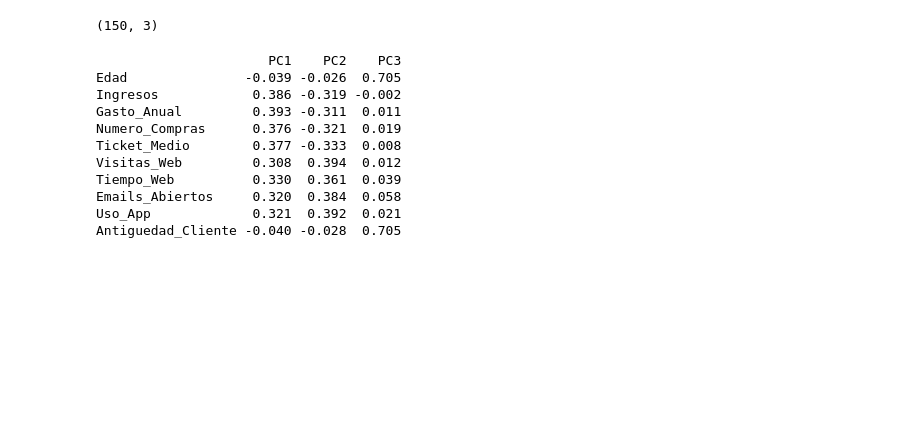
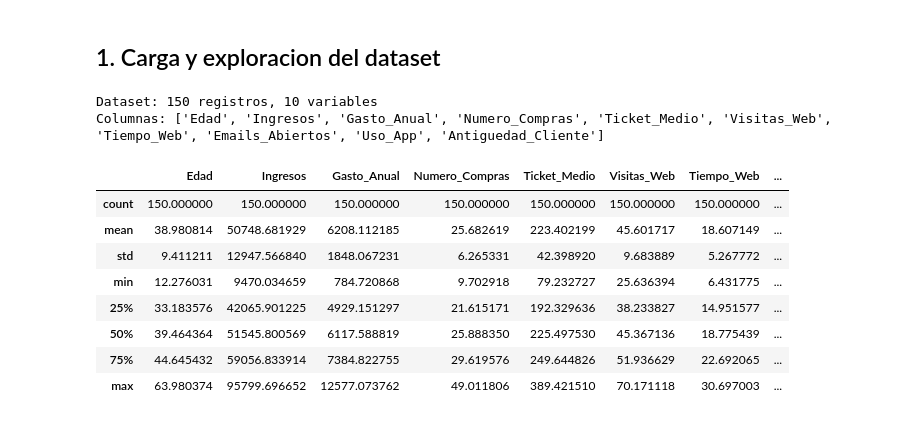
Before and after one commit to BORJAMOME/Data-Analytics-Portfolio, a Jupyter notebook: 03-Machine-Learning/02-no-supervisado/reduccion-dimensionalidad/pca/01-analisis-emails/notebook.ipynb, the cells around one changed output. Saved outputs shown, nothing was run; the diff lists cells and outputs as text; code cells hidden in the pictures; blank space fills up the shorter version.

```diff
--- a/03-Machine-Learning/02-no-supervisado/reduccion-dimensionalidad/pca/01-analisis-emails/notebook.ipynb
+++ b/03-Machine-Learning/02-no-supervisado/reduccion-dimensionalidad/pca/01-analisis-emails/notebook.ipynb
@@ -41,32 +19,0 @@ plt.show()
-# %%
-# Generacion de las componentes principales
-
-pca = PCA(n_components=3)
-
-X_pca = pca.fit_transform(X)
-
-X_pca.shape
-# %% [output]
-(150, 3)
-# %%
-# Matriz de cargas
-
-loadings = pd.DataFrame(
-    pca.components_.T,
-    columns=['PC1', 'PC2', 'PC3'],
-    index=data.columns
-)
-loadings=loadings.round(3)
-print(loadings)
-# %% [output]
-                      PC1    PC2    PC3
-Edad               -0.039 -0.026  0.705
-Ingresos            0.386 -0.319 -0.002
-Gasto_Anual         0.393 -0.311  0.011
-Numero_Compras      0.376 -0.321  0.019
-Ticket_Medio        0.377 -0.333  0.008
-Visitas_Web         0.308  0.394  0.012
-Tiempo_Web          0.330  0.361  0.039
-Emails_Abiertos     0.320  0.384  0.058
-Uso_App             0.321  0.392  0.021
-Antiguedad_Cliente -0.040 -0.028  0.705
@@ -76,0 +20,20 @@ Antiguedad_Cliente -0.040 -0.028  0.705
+# %% [markdown]
+## 1. Carga y exploracion del dataset
+# %%
+ruta = os.path.join(os.path.dirname(os.path.abspath("__file__")), "PCA.xlsx")
+df = pd.read_excel(ruta)
+print(f"Dataset: {df.shape[0]} registros, {df.shape[1]} variables")
+print(f"Columnas: {list(df.columns)}")
+display(df.describe())
+# %% [output]
+Dataset: 150 registros, 10 variables
+Columnas: ['Edad', 'Ingresos', 'Gasto_Anual', 'Numero_Compras', 'Ticket_Medio', 'Visitas_Web', 'Tiempo_Web', 'Emails_Abiertos', 'Uso_App', 'Antiguedad_Cliente']
+|  | Edad | Ingresos | Gasto_Anual | Numero_Compras | Ticket_Medio | Visitas_Web | Tiempo_Web | ... |
+| count | 150.000000 | 150.000000 | 150.000000 | 150.000000 | 150.000000 | 150.000000 | 150.000000 | ... |
+| mean | 38.980814 | 50748.681929 | 6208.112185 | 25.682619 | 223.402199 | 45.601717 | 18.607149 | ... |
+| std | 9.411211 | 12947.566840 | 1848.067231 | 6.265331 | 42.398920 | 9.683889 | 5.267772 | ... |
+| min | 12.276031 | 9470.034659 | 784.720868 | 9.702918 | 79.232727 | 25.636394 | 6.431775 | ... |
+| 25% | 33.183576 | 42065.901225 | 4929.151297 | 21.615171 | 192.329636 | 38.233827 | 14.951577 | ... |
+| 50% | 39.464364 | 51545.800569 | 6117.588819 | 25.888350 | 225.497530 | 45.367136 | 18.775439 | ... |
+| 75% | 44.645432 | 59056.833914 | 7384.822755 | 29.619576 | 249.644826 | 51.936629 | 22.692065 | ... |
+| max | 63.980374 | 95799.696652 | 12577.073762 | 49.011806 | 389.421510 | 70.171118 | 30.697003 | ... |
```
Also changed, not shown: parts of 20 cells of this notebook, 17 other files.
